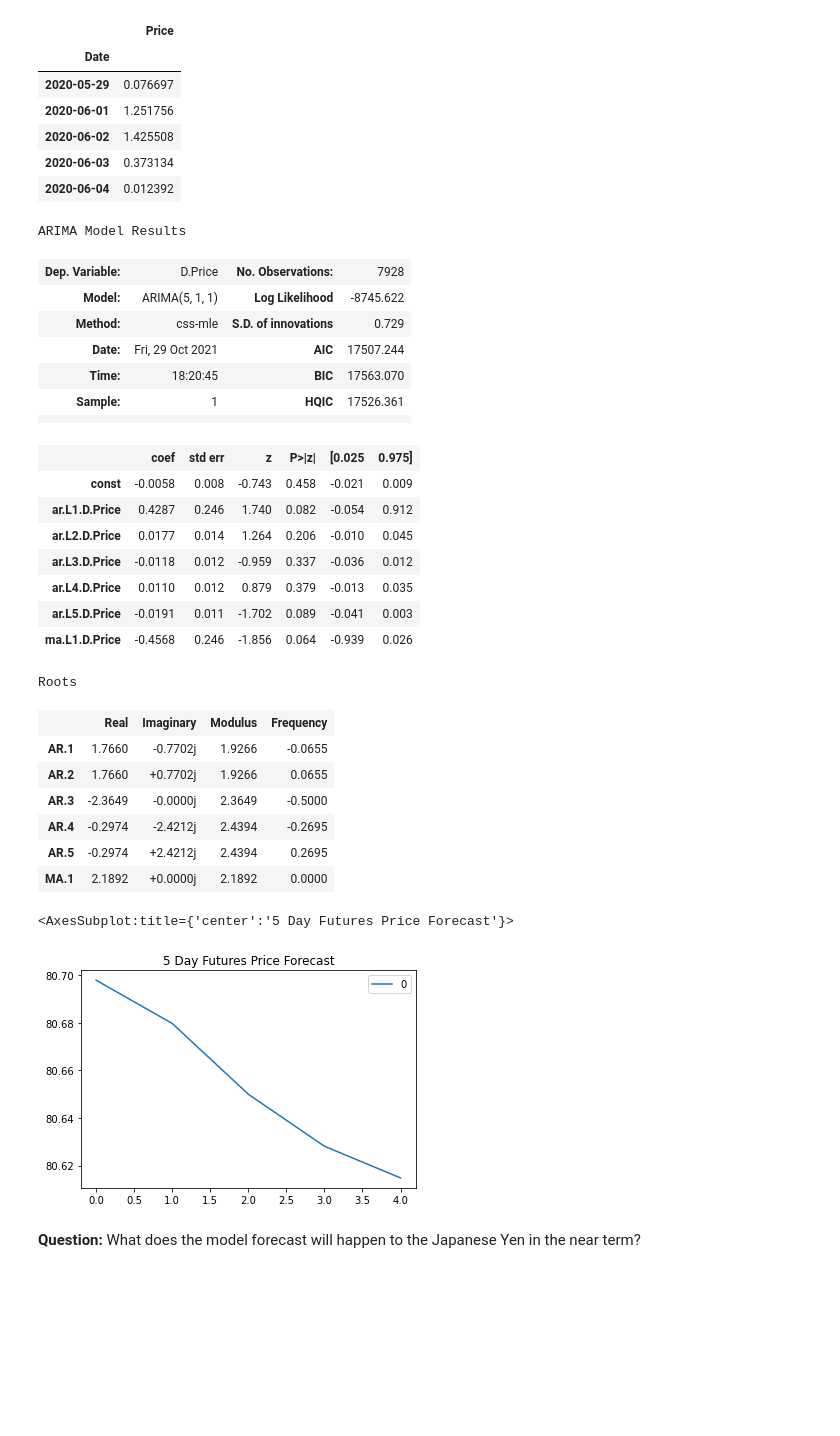
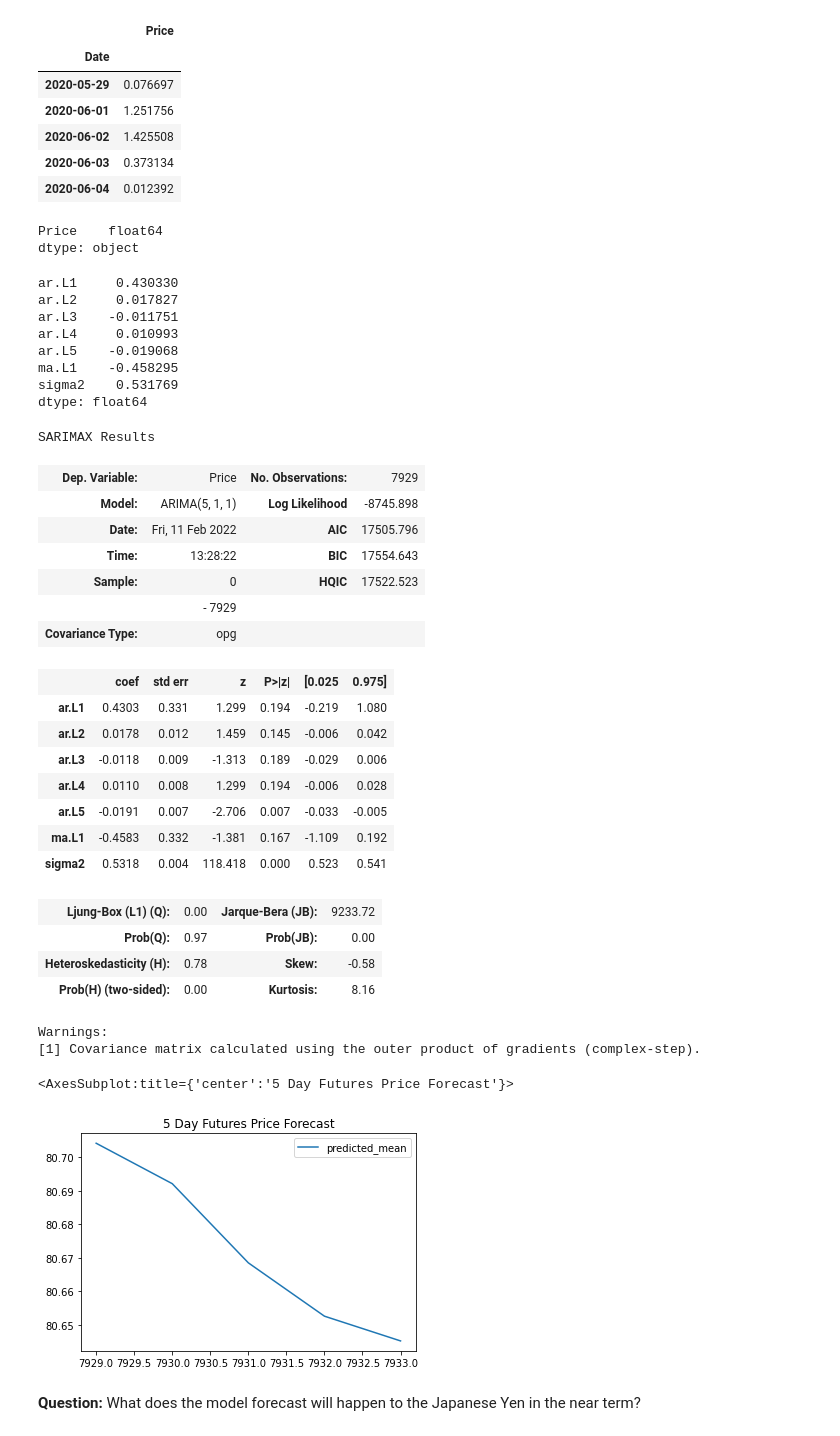
Before and after one commit to benjaminweymouth/Time-Series-analysis-using-ARIMA, a Jupyter notebook: Python Code/time_series_analysis.ipynb, the cells around one changed output. Cells and saved outputs as stored; diff of their text form; code cells hidden in the pictures; blank space fills up the shorter version.

```diff
--- a/Python Code/time_series_analysis.ipynb
+++ b/Python Code/time_series_analysis.ipynb
@@ -215,51 +223,68 @@ returns2.tail()
 | 2020-06-02 | 1.425508 |
 | 2020-06-03 | 0.373134 |
 | 2020-06-04 | 0.012392 |
+# %%
+ y = cad_jpy_df["Price"].to_frame()
+
+ y.dtypes
+# %% [output]
+Price    float64
+dtype: object
 # %%
-from statsmodels.tsa.arima_model import ARIMA
+from statsmodels.tsa.arima.model import ARIMA
 
 #utilize order=(5,1,1))
 
 # Estimate and ARIMA Model:
 # Hint: ARIMA(df, order=(p, d, q))
-model = ARIMA(cad_jpy_df["Price"], order=(5, 1, 1))
+
+model = ARIMA( y, order=(5, 1, 1))
 
 # Fit the model
 results2 = model.fit()
+# %%
+print(results2.params)
+# %% [output]
+ar.L1     0.430330
+ar.L2     0.017827
+ar.L3    -0.011751
+ar.L4     0.010993
+ar.L5    -0.019068
+ma.L1    -0.458295
+sigma2    0.531769
+dtype: float64
 # %%
 # Output model summary results:
 results2.summary()
 # %% [output]
-ARIMA Model Results
+SARIMAX Results
-| Dep. Variable: | D.Price | No. Observations: | 7928 |
-| Model: | ARIMA(5, 1, 1) | Log Likelihood | -8745.622 |
-| Method: | css-mle | S.D. of innovations | 0.729 |
-| Date: | Fri, 29 Oct 2021 | AIC | 17507.244 |
-| Time: | 18:20:45 | BIC | 17563.070 |
-| Sample: | 1 | HQIC | 17526.361 |
-|  |  |  |  |
+| Dep. Variable: | Price | No. Observations: | 7929 |
+| Model: | ARIMA(5, 1, 1) | Log Likelihood | -8745.898 |
+| Date: | Fri, 11 Feb 2022 | AIC | 17505.796 |
+| Time: | 13:28:22 | BIC | 17554.643 |
+| Sample: | 0 | HQIC | 17522.523 |
+|  | - 7929 |  |  |
+| Covariance Type: | opg |  |  |
 |  | coef | std err | z | P>|z| | [0.025 | 0.975] |
-| const | -0.0058 | 0.008 | -0.743 | 0.458 | -0.021 | 0.009 |
-| ar.L1.D.Price | 0.4287 | 0.246 | 1.740 | 0.082 | -0.054 | 0.912 |
-| ar.L2.D.Price | 0.0177 | 0.014 | 1.264 | 0.206 | -0.010 | 0.045 |
-| ar.L3.D.Price | -0.0118 | 0.012 | -0.959 | 0.337 | -0.036 | 0.012 |
-| ar.L4.D.Price | 0.0110 | 0.012 | 0.879 | 0.379 | -0.013 | 0.035 |
-| ar.L5.D.Price | -0.0191 | 0.011 | -1.702 | 0.089 | -0.041 | 0.003 |
-| ma.L1.D.Price | -0.4568 | 0.246 | -1.856 | 0.064 | -0.939 | 0.026 |
+| ar.L1 | 0.4303 | 0.331 | 1.299 | 0.194 | -0.219 | 1.080 |
+| ar.L2 | 0.0178 | 0.012 | 1.459 | 0.145 | -0.006 | 0.042 |
+| ar.L3 | -0.0118 | 0.009 | -1.313 | 0.189 | -0.029 | 0.006 |
+| ar.L4 | 0.0110 | 0.008 | 1.299 | 0.194 | -0.006 | 0.028 |
+| ar.L5 | -0.0191 | 0.007 | -2.706 | 0.007 | -0.033 | -0.005 |
+| ma.L1 | -0.4583 | 0.332 | -1.381 | 0.167 | -1.109 | 0.192 |
+| sigma2 | 0.5318 | 0.004 | 118.418 | 0.000 | 0.523 | 0.541 |
+| Ljung-Box (L1) (Q): | 0.00 | Jarque-Bera (JB): | 9233.72 |
+| Prob(Q): | 0.97 | Prob(JB): | 0.00 |
+| Heteroskedasticity (H): | 0.78 | Skew: | -0.58 |
+| Prob(H) (two-sided): | 0.00 | Kurtosis: | 8.16 |
-Roots
+Warnings:
+[1] Covariance matrix calculated using the outer product of gradients (complex-step).
-|  | Real | Imaginary | Modulus | Frequency |
-| AR.1 | 1.7660 | -0.7702j | 1.9266 | -0.0655 |
-| AR.2 | 1.7660 | +0.7702j | 1.9266 | 0.0655 |
-| AR.3 | -2.3649 | -0.0000j | 2.3649 | -0.5000 |
-| AR.4 | -0.2974 | -2.4212j | 2.4394 | -0.2695 |
-| AR.5 | -0.2974 | +2.4212j | 2.4394 | 0.2695 |
-| MA.1 | 2.1892 | +0.0000j | 2.1892 | 0.0000 |
 # %%
 # Plot the 5 Day Price Forecast
-pd.DataFrame(results2.forecast(steps=5)[0]).plot(title="5 Day Futures Price Forecast")
+pd.DataFrame(results2.forecast(steps=5)[:]).plot(title="5 Day Futures Price Forecast")
 # %% [output]
 <AxesSubplot:title={'center':'5 Day Futures Price Forecast'}>
-[figure, old version]
+[figure, new version]
 # %% [markdown]
 **Question:** What does the model forecast will happen to the Japanese Yen in the near term?
 # %% [markdown]
```
Also changed, not shown: parts of 10 cells of this notebook.
